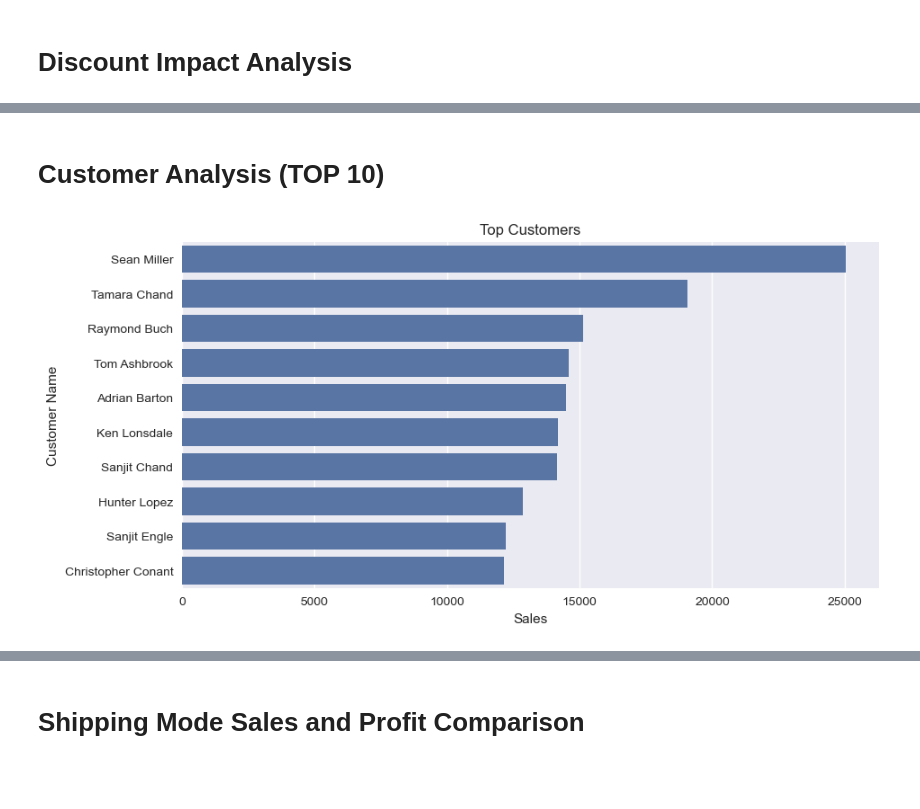
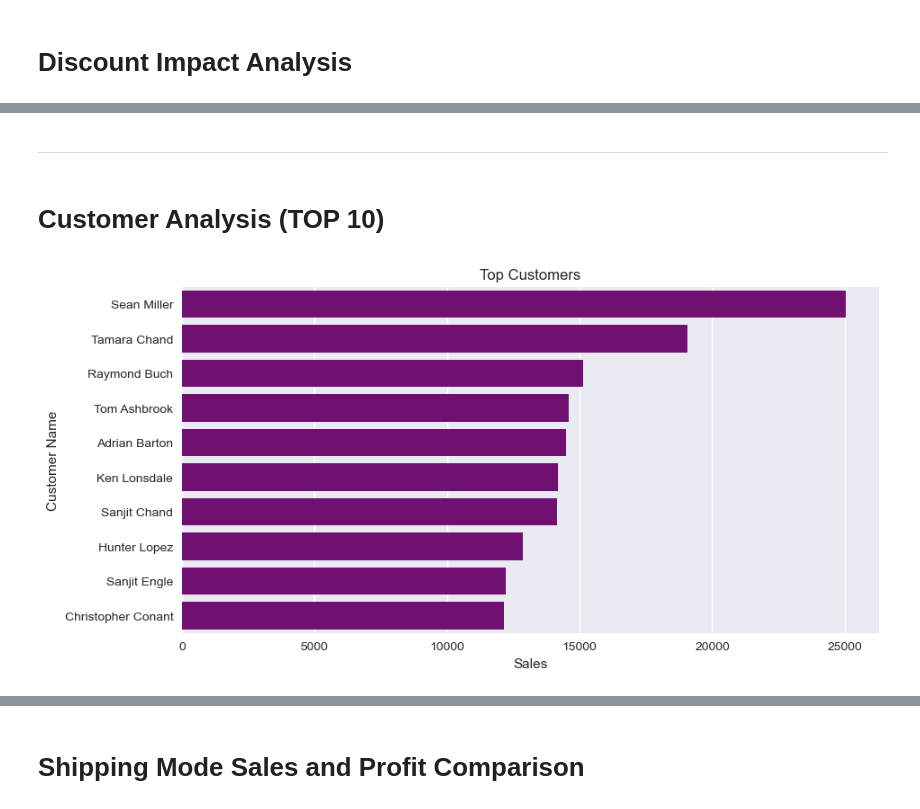
Before and after one commit to suryanair-ds/E-commerce-Sales-Insights-Dashboard-using-Python, a Jupyter notebook: E-commerce Sales Insights Dashboard (using Python).ipynb, the cells around one changed output, grey strips where cells are left out. Cells and saved outputs as stored; diff of their text form; code cells hidden in the pictures; blank space fills up the shorter version.

```diff
--- a/E-commerce Sales Insights Dashboard (using Python).ipynb
+++ b/E-commerce Sales Insights Dashboard (using Python).ipynb
@@ -451,11 +539,13 @@ plt.show()
+# %% [markdown]
+--------------------------------------------------------------------------------------------------------
 # %% [markdown]
 # Customer Analysis (TOP 10)
 # %%
 top_cus= df.groupby("Customer Name")["Sales"].sum().sort_values(ascending=False).head(10).reset_index()
 
 plt.figure(figsize=(10,5))
-sns.barplot(data=top_cus.head(10),x="Sales",y="Customer Name")
+sns.barplot(data=top_cus.head(10),x="Sales",y="Customer Name",color="purple")
 plt.title("Top Customers")
 plt.show()
 # %% [output]
-[figure, old version]
+[figure, new version]
```
Also changed, not shown: parts of 44 cells of this notebook.
